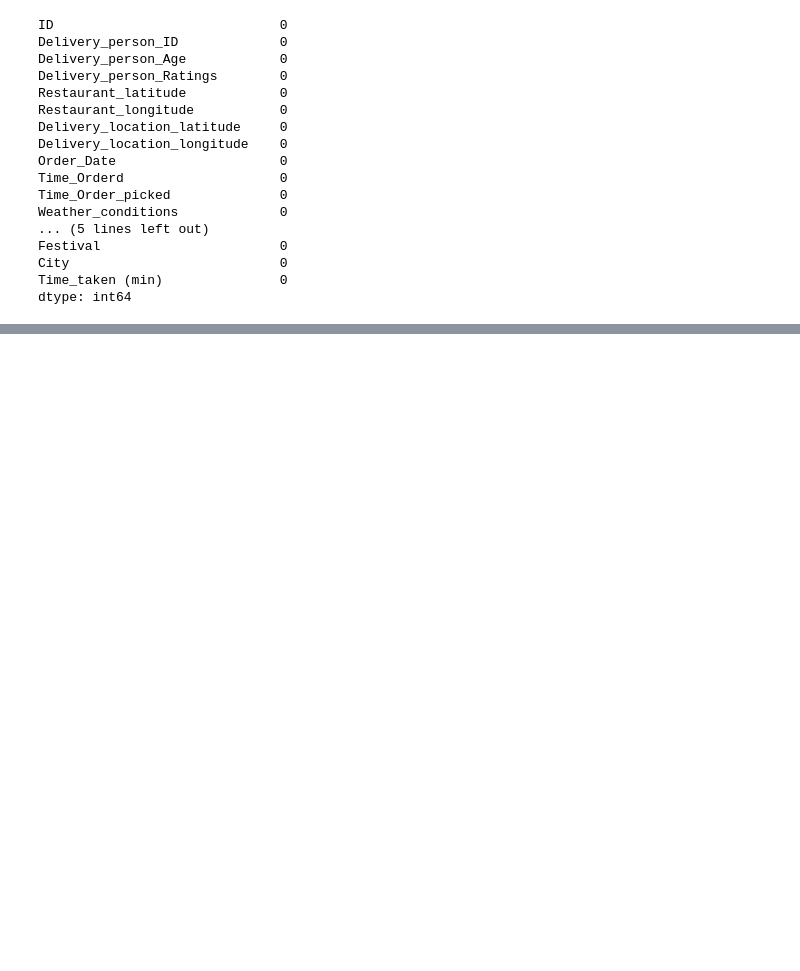
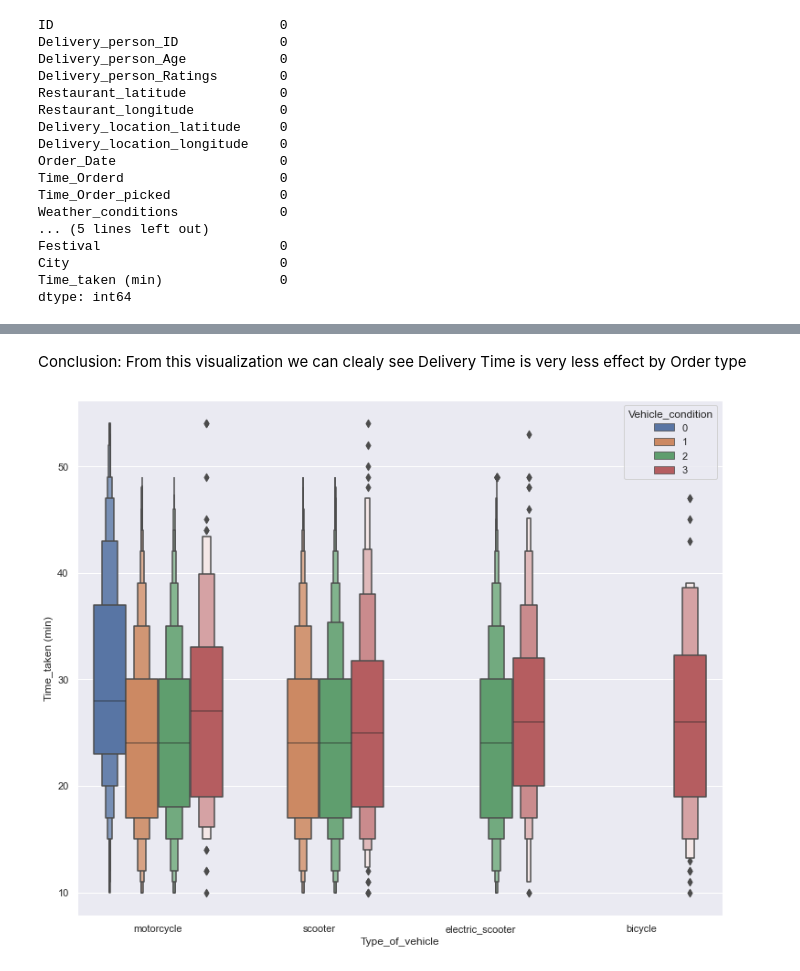
Before and after one commit to ganeshss0/ineuron_ml_task_1, a Jupyter notebook: notebooks/eda.ipynb, the cells around one changed output, grey strips where cells are left out. Cells and saved outputs as stored; diff of their text form; code cells hidden in the pictures; blank space fills up the shorter version.

```diff
--- a/notebooks/eda.ipynb
+++ b/notebooks/eda.ipynb
@@ -161,0 +347,14 @@ SimpleImputer().
+# %% [markdown]
+Conclusion: From this visualization we can clealy see Delivery Time is very less effect by Order type
+# %%
+# Does the vehicle type and vehicle condition effect the delivery time
+
+sns.boxenplot(
+    data = data,
+    x = 'Type_of_vehicle',
+    y = 'Time_taken (min)',
+    hue = 'Vehicle_condition',
+    )
+plt.show()
+# %% [output]
+[figure, added]
```
Also changed, not shown: parts of 43 cells of this notebook.
